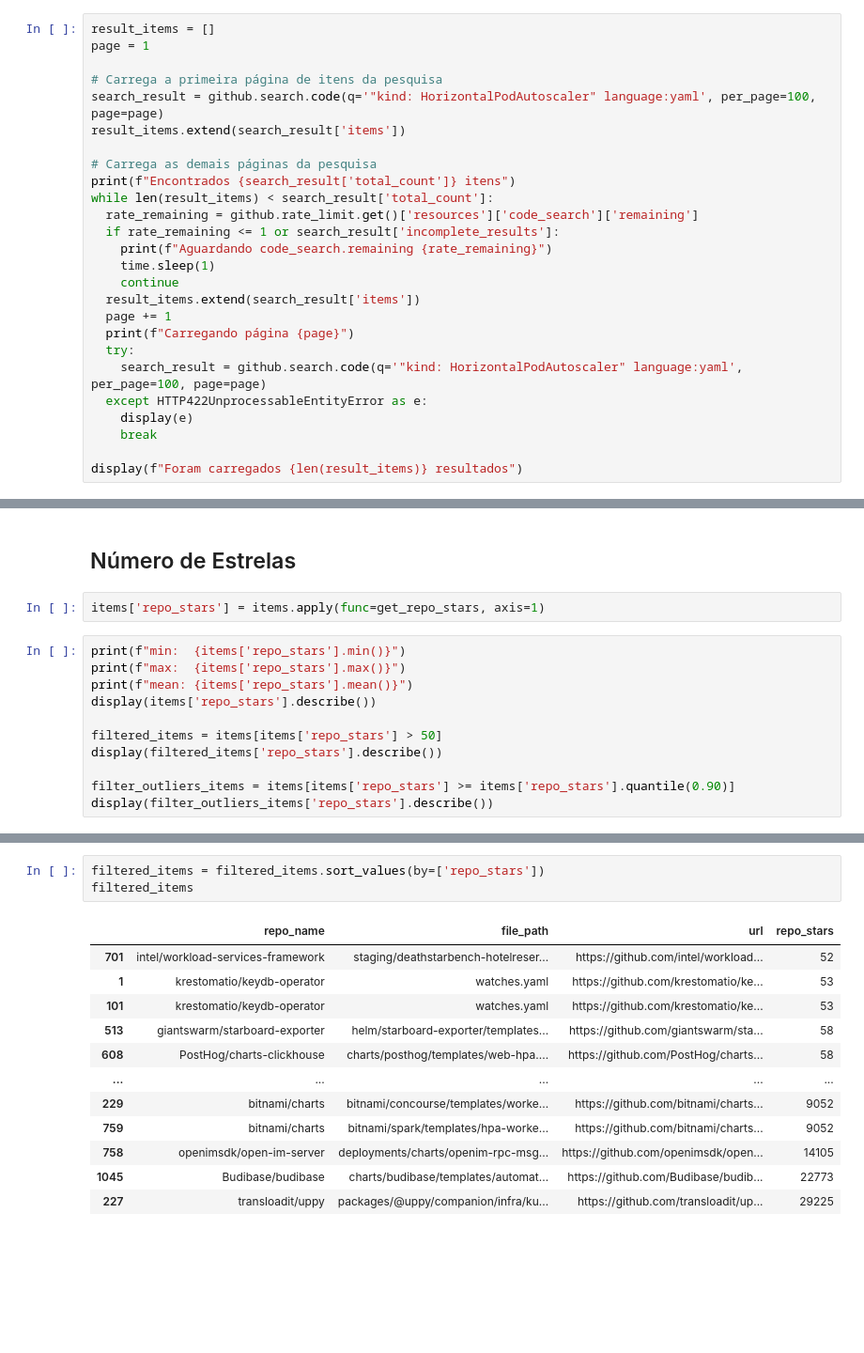
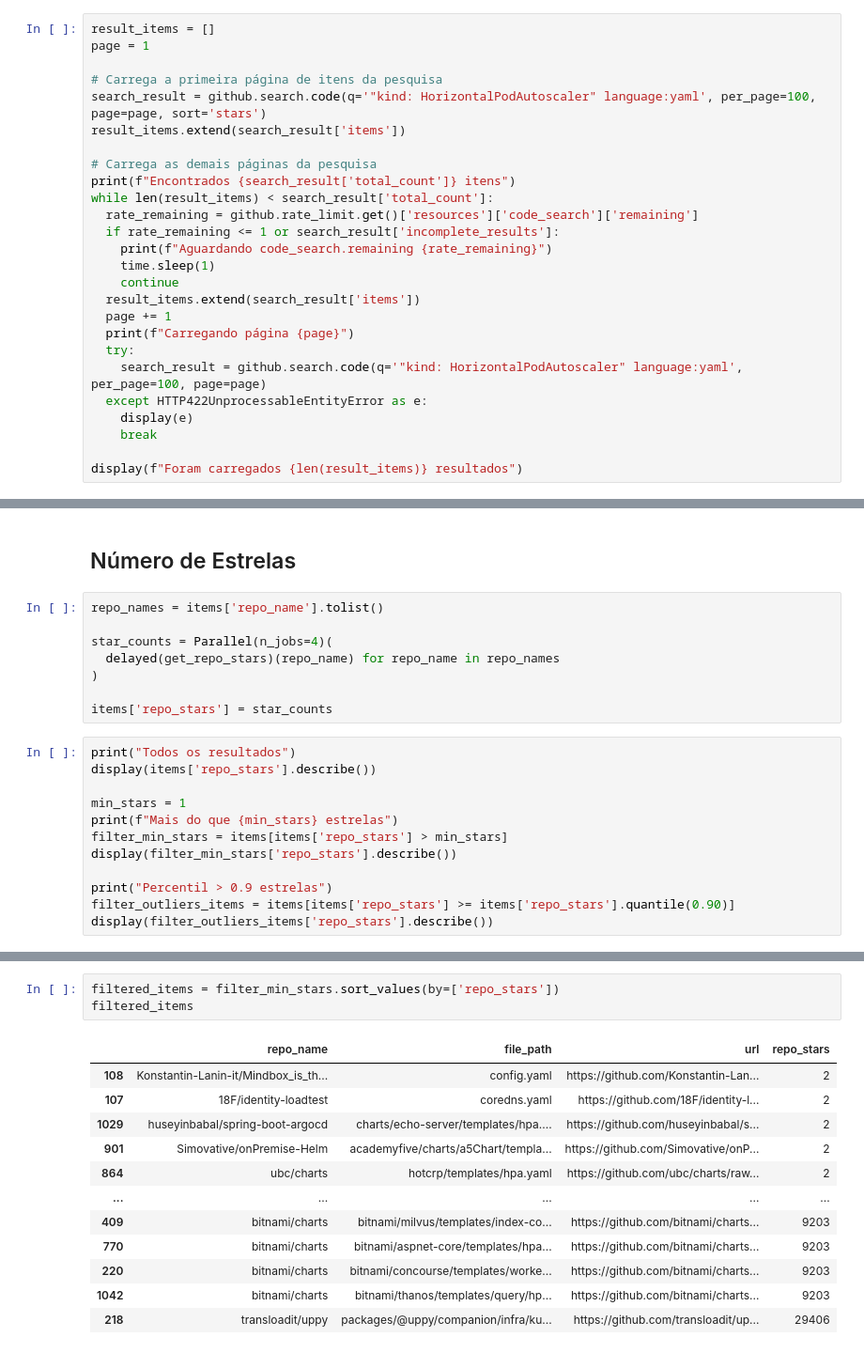
Before and after one commit to xisberto/hpa_usage, a Jupyter notebook: hpa_usage.ipynb, the cells around one changed output, grey strips where cells are left out. Shown at 94% size. Saved outputs shown, nothing was run; the diff lists cells and outputs as text; blank space fills up the shorter version.

```diff
--- a/hpa_usage.ipynb
+++ b/hpa_usage.ipynb
@@ -97,7 +98,7 @@ result_items = []
 page = 1
 
 # Carrega a primeira página de itens da pesquisa
-search_result = github.search.code(q='"kind: HorizontalPodAutoscaler" language:yaml', per_page=100, page=page)
+search_result = github.search.code(q='"kind: HorizontalPodAutoscaler" language:yaml', per_page=100, page=page, sort='stars')
 result_items.extend(search_result['items'])
 
 # Carrega as demais páginas da pesquisa
@@ -170,16 +171,23 @@ len(items['repo_name'].unique())
 # %% [markdown]
 ## Número de Estrelas
-# %%
-items['repo_stars'] = items.apply(func=get_repo_stars, axis=1)
+# %%
+repo_names = items['repo_name'].tolist()
+
+star_counts = Parallel(n_jobs=4)(
+  delayed(get_repo_stars)(repo_name) for repo_name in repo_names
+)
+
+items['repo_stars'] = star_counts
 # %%
-print(f"min:  {items['repo_stars'].min()}")
-print(f"max:  {items['repo_stars'].max()}")
-print(f"mean: {items['repo_stars'].mean()}")
+print("Todos os resultados")
 display(items['repo_stars'].describe())
 
-filtered_items = items[items['repo_stars'] > 50]
-display(filtered_items['repo_stars'].describe())
+min_stars = 1
+print(f"Mais do que {min_stars} estrelas")
+filter_min_stars = items[items['repo_stars'] > min_stars]
+display(filter_min_stars['repo_stars'].describe())
 
+print("Percentil > 0.9 estrelas")
 filter_outliers_items = items[items['repo_stars'] >= items['repo_stars'].quantile(0.90)]
 display(filter_outliers_items['repo_stars'].describe())
 # %% [output]
@@ -240,16 +248,16 @@ Text(0.5, 1.0, 'Histograma Repo Stars > 50')
 # %%
-filtered_items = filtered_items.sort_values(by=['repo_stars'])
+filtered_items = filter_min_stars.sort_values(by=['repo_stars'])
 filtered_items
 # %% [output]
 |  | repo_name | file_path | url | repo_stars |
-| 701 | intel/workload-services-framework | staging/deathstarbench-hotelreser... | https://github.com/intel/workload... | 52 |
-| 1 | krestomatio/keydb-operator | watches.yaml | https://github.com/krestomatio/ke... | 53 |
-| 101 | krestomatio/keydb-operator | watches.yaml | https://github.com/krestomatio/ke... | 53 |
-| 513 | giantswarm/starboard-exporter | helm/starboard-exporter/templates... | https://github.com/giantswarm/sta... | 58 |
-| 608 | PostHog/charts-clickhouse | charts/posthog/templates/web-hpa.... | https://github.com/PostHog/charts... | 58 |
+| 108 | Konstantin-Lanin-it/Mindbox_is_th... | config.yaml | https://github.com/Konstantin-Lan... | 2 |
+| 107 | 18F/identity-loadtest | coredns.yaml | https://github.com/18F/identity-l... | 2 |
+| 1029 | huseyinbabal/spring-boot-argocd | charts/echo-server/templates/hpa.... | https://github.com/huseyinbabal/s... | 2 |
+| 901 | Simovative/onPremise-Helm | academyfive/charts/a5Chart/templa... | https://github.com/Simovative/onP... | 2 |
+| 864 | ubc/charts | hotcrp/templates/hpa.yaml | https://github.com/ubc/charts/raw... | 2 |
 | ... | ... | ... | ... | ... |
-| 229 | bitnami/charts | bitnami/concourse/templates/worke... | https://github.com/bitnami/charts... | 9052 |
-| 759 | bitnami/charts | bitnami/spark/templates/hpa-worke... | https://github.com/bitnami/charts... | 9052 |
-| 758 | openimsdk/open-im-server | deployments/charts/openim-rpc-msg... | https://github.com/openimsdk/open... | 14105 |
-| 1045 | Budibase/budibase | charts/budibase/templates/automat... | https://github.com/Budibase/budib... | 22773 |
-| 227 | transloadit/uppy | packages/@uppy/companion/infra/ku... | https://github.com/transloadit/up... | 29225 |
+| 409 | bitnami/charts | bitnami/milvus/templates/index-co... | https://github.com/bitnami/charts... | 9203 |
+| 770 | bitnami/charts | bitnami/aspnet-core/templates/hpa... | https://github.com/bitnami/charts... | 9203 |
+| 220 | bitnami/charts | bitnami/concourse/templates/worke... | https://github.com/bitnami/charts... | 9203 |
+| 1042 | bitnami/charts | bitnami/thanos/templates/query/hp... | https://github.com/bitnami/charts... | 9203 |
+| 218 | transloadit/uppy | packages/@uppy/companion/infra/ku... | https://github.com/transloadit/up... | 29406 |
```
Also changed, not shown: parts of 13 cells of this notebook, 2 other files.
